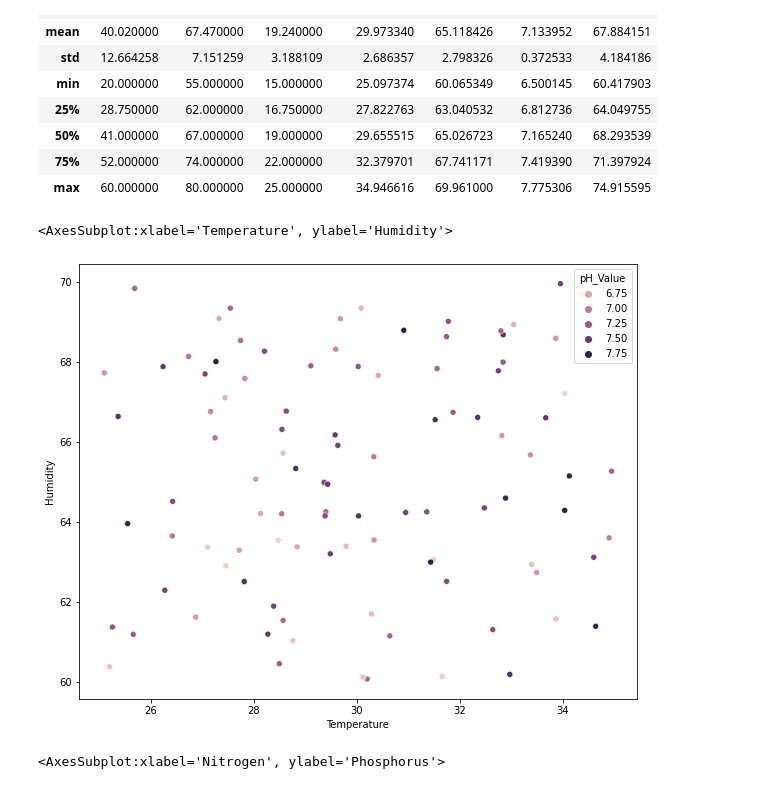
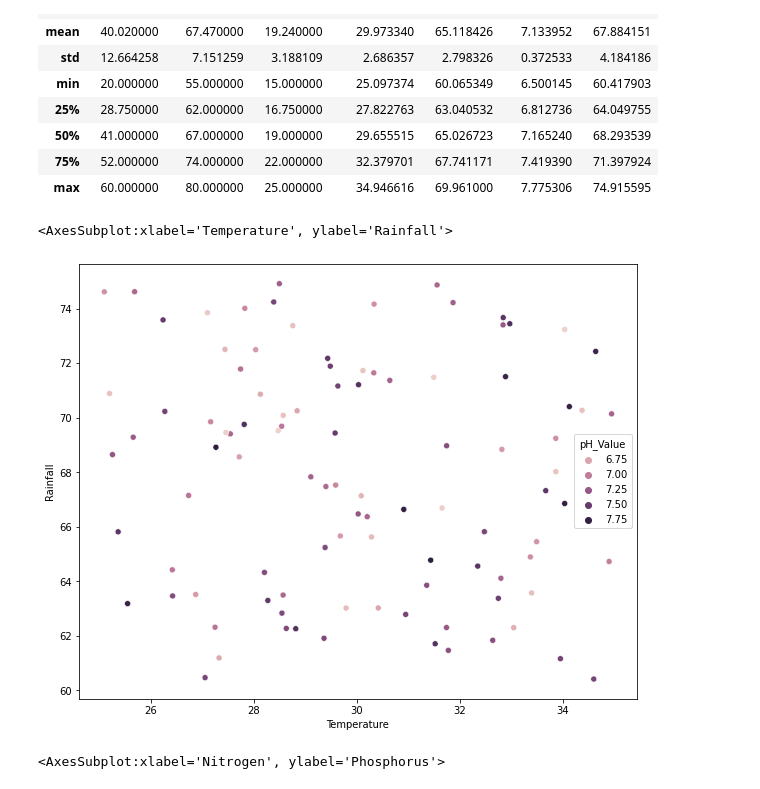
Before and after one commit to DrewClutter01/Custom-Crop-Guidance-with-AI, a Jupyter notebook: Notebooks/Dorothy_Uriri_Akpovwa/CROP!.ipynb, the cells around one changed output. Saved outputs shown, nothing was run; the diff lists cells and outputs as text; code cells hidden in the pictures.

```diff
--- a/Notebooks/Dorothy_Uriri_Akpovwa/CROP!.ipynb
+++ b/Notebooks/Dorothy_Uriri_Akpovwa/CROP!.ipynb
@@ -143,10 +143,10 @@ df_Blackgram.describe()
 | max | 60.000000 | 80.000000 | 25.000000 | 34.946616 | 69.961000 | 7.775306 | 74.915595 |
 # %%
 plt.figure(figsize = (10,8))
-sns.scatterplot(data=df_Blackgram, x="Te", y="Humidity", hue="pH_Value" )
+sns.scatterplot(data=df_Blackgram, x="Temperature", y="Rainfall", hue="pH_Value" )
 # %% [output]
-<AxesSubplot:xlabel='Temperature', ylabel='Humidity'>
+<AxesSubplot:xlabel='Temperature', ylabel='Rainfall'>
-[figure, old version]
+[figure, new version]
 # %%
 plt.figure(figsize = (10,8))
 sns.scatterplot(data=df_Blackgram, x="Nitrogen", y="Phosphorus", hue="pH_Value" )
```
Also changed, not shown: 1 other file.
